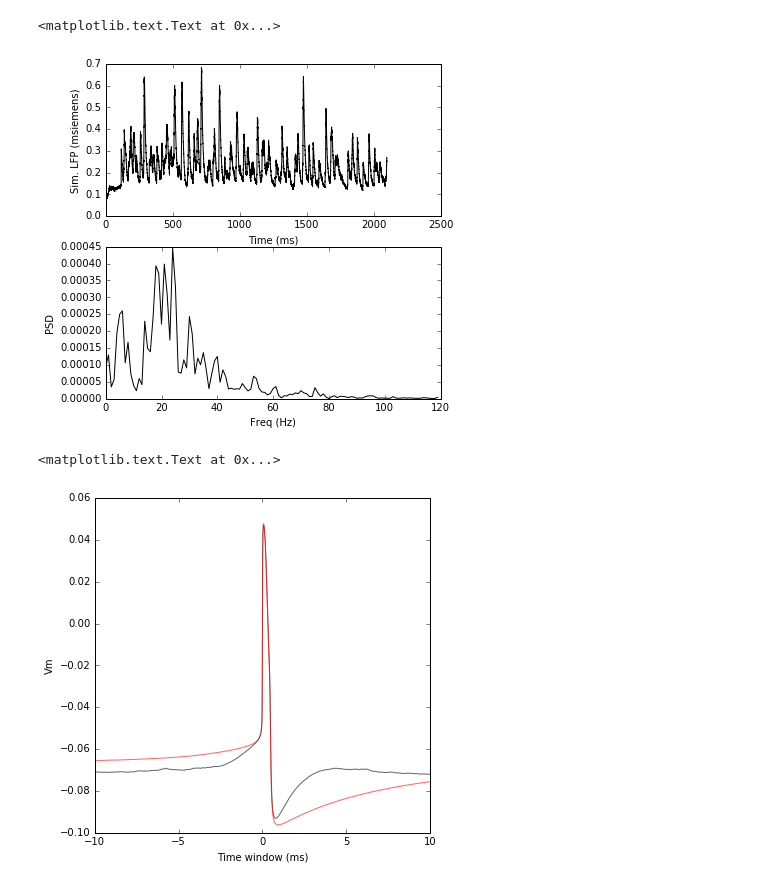
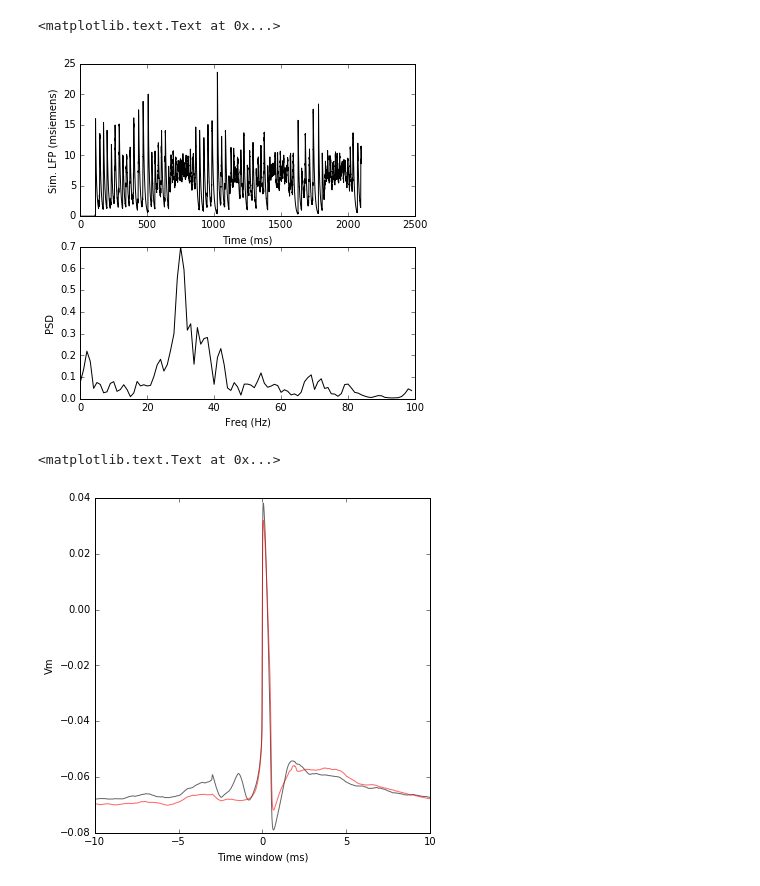
Before and after one commit to voytekresearch/syncological, a Jupyter notebook: ipynb/ei2.ipynb, the cells around one changed output. Saved outputs shown, nothing was run; the diff lists cells and outputs as text; code cells hidden in the pictures.

```diff
--- a/ipynb/ei2.ipynb
+++ b/ipynb/ei2.ipynb
@@ -10,21 +10,25 @@ from fakespikes import neurons, util, rates
 # %%
 seed = 42
 stim_seed = seed
+conn_seed = seed
+bal = False
 
 # ------------------------------------------------------------
 # Model params
 name = 'test'
 
-I_e = 0.2
-I_i = 0.1
+scale_stim = 1
 
-w_e = 5.0
-w_i = 0.5
+I_e = 0.0
+I_i = 0.0
 
-w_ee = 0.5
-w_ii = 0.1
-w_ei = 1.0
-w_ie = 3.0
+w_e = 2.00
+w_i = 0.00
+
+w_ee = 0.001e3
+w_ii = 0.001e3
+w_ie = 0.00789269e3
+w_ei = 0.002e3
 
 # ------------------------------------------------------------
 # Create input
@@ -60,18 +64,23 @@ stim = np.concatenate([
 # the stimulus.
 time = stim_times.max()
 nrns = neurons.Spikes(n_stim, time, dt=dt, seed=stim_seed)
-
-z = 5  # rate multplier (very few neurons in this model)
-spks_stim = nrns.poisson(z * stim)
+spks_stim = nrns.poisson(scale_stim * stim)
 
 ns, ts = util.to_spiketimes(nrns.times, spks_stim)
 
 
 # ------------------------------------------------------------
 # Run
-result = ei2.model(name, time, N_stim, ts, ns,
-         w_e, w_i, w_ei, w_ie, w_ee, w_ii,
-         I_e=I_e, I_i=I_i, verbose=True, seed=seed)
+result = ei2.model(
+    name, time, N_stim, ts, ns,
+    w_e, w_i, w_ei, w_ie, w_ee, w_ii,
+    I_e=I_e, I_i=I_i,
+    verbose=True,
+    seed=seed,
+    conn_seed=conn_seed,
+    balanced=bal,
+    analysis=False
+)
 
 # ------------------------------------------------------------
 # Unpack results
@@ -216,23 +229,23 @@ ylabel("I g_i")
 # %%
 # # ------------------------------------------------------------
 # # Spectra
 lfp = (np.abs(traces_e.g_s.sum(0)) + np.abs(traces_e.g_ee.sum(0)) + np.abs(traces_e.g_i.sum(0)))
 lfp = lfp[1000:]  # Drop initial spike
 
 figure(figsize=(6,6))
 subplot(211)
 plot(traces_i.t[1000:]/ms, lfp, color='k',  label='LFP')
 xlabel("Time (ms)")
 ylabel("Sim. LFP (msiemens)")
 
 subplot(212)
 fs, spec = util.create_psd(lfp, 1/result['dt'])
-plot(fs[fs < 120], spec[fs < 120], color='k')
+plot(fs[fs < 100], spec[fs < 100], color='k')
 xlabel("Freq (Hz)")
 ylabel("PSD")
 # %% [output]
 <matplotlib.text.Text at 0x...>
-[figure, old version]
+[figure, new version]
 # %%
 # # ------------------------------------------------------------
 # STA
@@ -246,4 +259,4 @@ plt.xlabel("Time window (ms)")
 plt.ylabel("Vm")
 # %% [output]
 <matplotlib.text.Text at 0x...>
-[figure, old version]
+[figure, new version]
```
Also changed, not shown: parts of 2 cells of this notebook, 24 other files.
